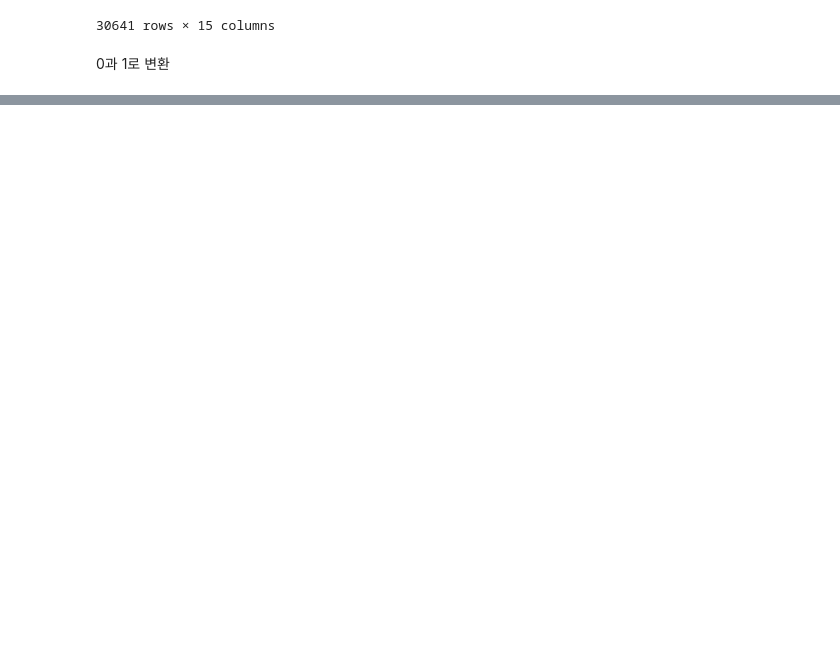
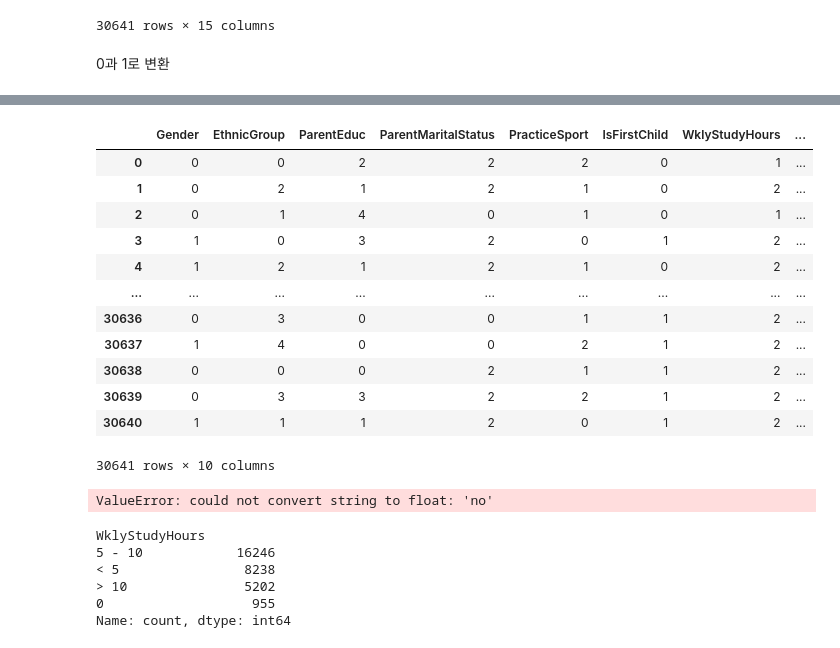
Before and after one commit to seanshlee/prac, a Jupyter notebook: ML_class/proj_stud/untitled.ipynb, the cells around one changed output, grey strips where cells are left out. Drawn from its saved outputs; the diff is of its cells as text; code cells hidden in the pictures; blank space fills up the shorter version.

```diff
--- a/ML_class/proj_stud/untitled.ipynb
+++ b/ML_class/proj_stud/untitled.ipynb
@@ -149,0 +147,29 @@ X = stu
+# %%
+stu
+# %% [output]
+|  | Gender | EthnicGroup | ParentEduc | ParentMaritalStatus | PracticeSport | IsFirstChild | WklyStudyHours | ... |
+| 0 | 0 | 0 | 2 | 2 | 2 | 0 | 1 | ... |
+| 1 | 0 | 2 | 1 | 2 | 1 | 0 | 2 | ... |
+| 2 | 0 | 1 | 4 | 0 | 1 | 0 | 1 | ... |
+| 3 | 1 | 0 | 3 | 2 | 0 | 1 | 2 | ... |
+| 4 | 1 | 2 | 1 | 2 | 1 | 0 | 2 | ... |
+| ... | ... | ... | ... | ... | ... | ... | ... | ... |
+| 30636 | 0 | 3 | 0 | 0 | 1 | 1 | 2 | ... |
+| 30637 | 1 | 4 | 0 | 0 | 2 | 1 | 2 | ... |
+| 30638 | 0 | 0 | 0 | 2 | 1 | 1 | 2 | ... |
+| 30639 | 0 | 3 | 3 | 2 | 2 | 1 | 2 | ... |
+| 30640 | 1 | 1 | 1 | 2 | 0 | 1 | 2 | ... |
+30641 rows × 10 columns
+# %%
+X = mm.fit_transform(X)
+# %% [output]
+ValueError: could not convert string to float: 'no'
+# %%
+stu[['WklyStudyHours']].value_counts()
+# %% [output]
+WklyStudyHours
+5 - 10            16246
+< 5                8238
+> 10               5202
+0                   955
+Name: count, dtype: int64
```
Also changed, not shown: parts of 5 cells of this notebook.
